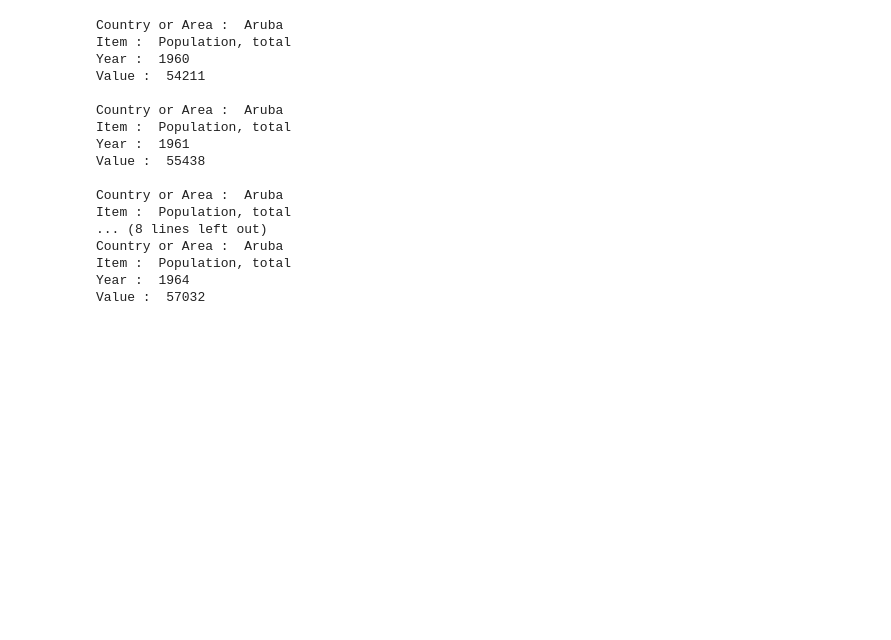
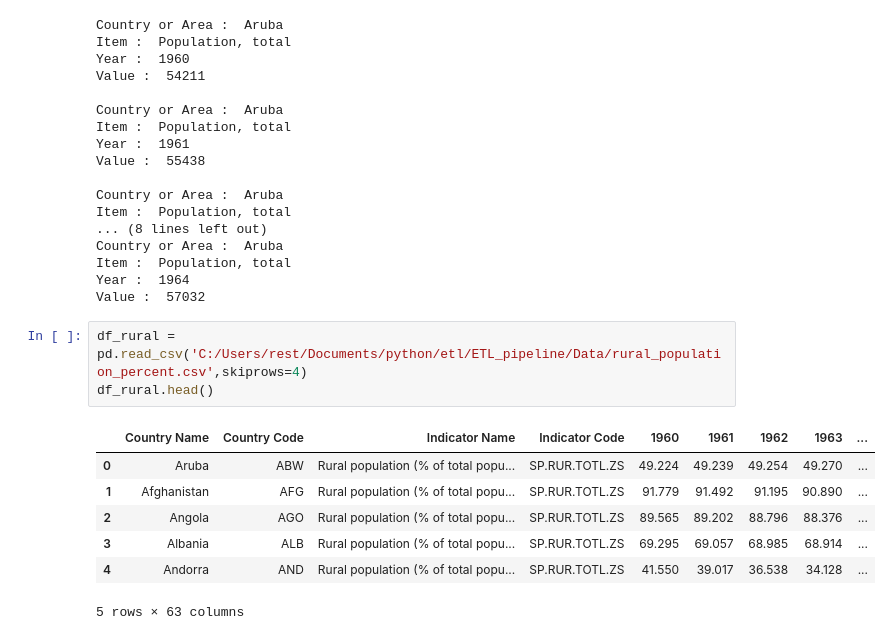
Before and after one commit to RohanJung/ETL_pipeline, a Jupyter notebook: Notebook/intial.ipynb, the cells around one changed output. Cells and saved outputs as stored; diff of their text form; blank space fills up the shorter version.

```diff
--- a/Notebook/intial.ipynb
+++ b/Notebook/intial.ipynb
@@ -72,3 +72,14 @@ Country or Area :  Aruba
 Item :  Population, total
 Year :  1964
 Value :  57032
+# %%
+df_rural = pd.read_csv('C:/Users/rest/Documents/python/etl/ETL_pipeline/Data/rural_population_percent.csv',skiprows=4)
+df_rural.head()
+# %% [output]
+|  | Country Name | Country Code | Indicator Name | Indicator Code | 1960 | 1961 | 1962 | 1963 | ... |
+| 0 | Aruba | ABW | Rural population (% of total popu... | SP.RUR.TOTL.ZS | 49.224 | 49.239 | 49.254 | 49.270 | ... |
+| 1 | Afghanistan | AFG | Rural population (% of total popu... | SP.RUR.TOTL.ZS | 91.779 | 91.492 | 91.195 | 90.890 | ... |
+| 2 | Angola | AGO | Rural population (% of total popu... | SP.RUR.TOTL.ZS | 89.565 | 89.202 | 88.796 | 88.376 | ... |
+| 3 | Albania | ALB | Rural population (% of total popu... | SP.RUR.TOTL.ZS | 69.295 | 69.057 | 68.985 | 68.914 | ... |
+| 4 | Andorra | AND | Rural population (% of total popu... | SP.RUR.TOTL.ZS | 41.550 | 39.017 | 36.538 | 34.128 | ... |
+5 rows × 63 columns
```
Also changed, not shown: parts of 38 cells of this notebook.
